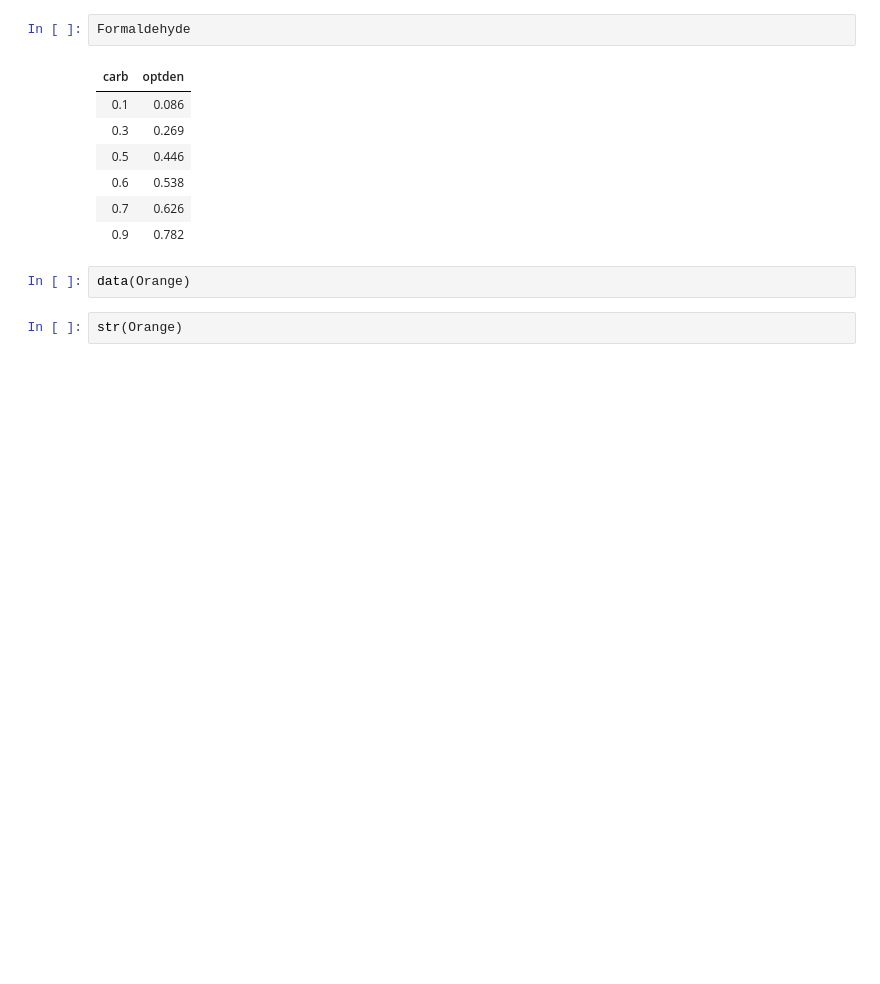
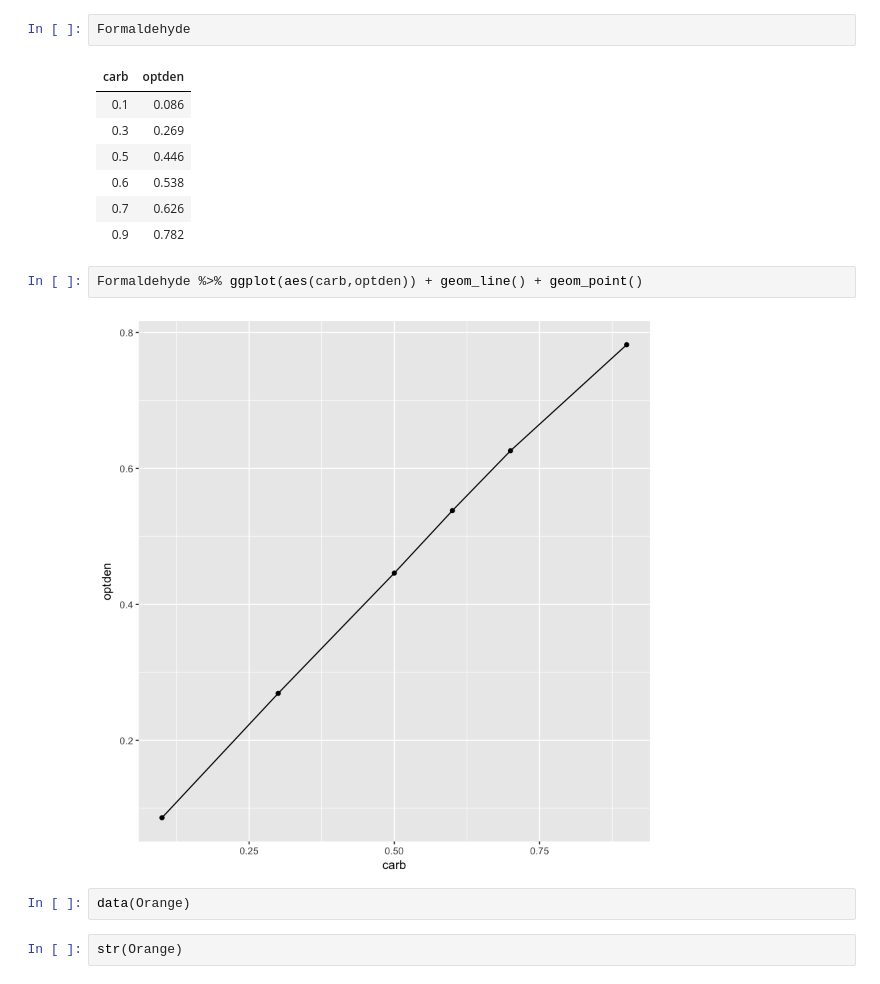
Before and after one commit to mldwr/dsbook_exercises, a Jupyter notebook: ex_35_tidy_data.ipynb, the cells around one changed output. Saved outputs shown, nothing was run; the diff lists cells and outputs as text; blank space fills up the shorter version.

```diff
--- a/ex_35_tidy_data.ipynb
+++ b/ex_35_tidy_data.ipynb
@@ -220,6 +226,10 @@ Formaldehyde
 | 0.6 | 0.538 |
 | 0.7 | 0.626 |
 | 0.9 | 0.782 |
+# %%
+Formaldehyde %>% ggplot(aes(carb,optden)) + geom_line() + geom_point()
+# %% [output]
+[figure, added]
 # %%
 data(Orange)
 # %%
```
Also changed, not shown: parts of 4 cells of this notebook, 4 other files.
